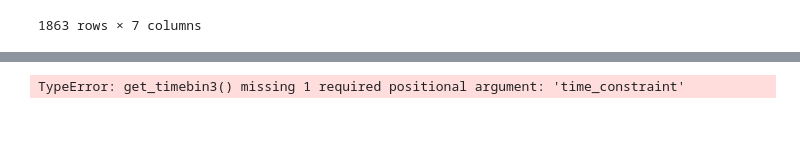
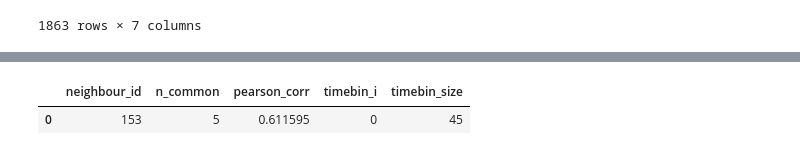
Before and after one commit to katipogluMustafa/project-alpha, a Jupyter notebook: Training_2/03_Improve_RecSys_Old_Design/RecSysFramework.ipynb, the cells around one changed output, grey strips where cells are left out. Saved outputs shown, nothing was run; the diff lists cells and outputs as text; code cells hidden in the pictures; blank space fills up the shorter version.

```diff
--- a/Training_2/03_Improve_RecSys_Old_Design/RecSysFramework.ipynb
+++ b/Training_2/03_Improve_RecSys_Old_Design/RecSysFramework.ipynb
@@ -1671,14 +1630,16 @@ TimebinSimilarity.get_timebin(movielens.ratings.sort_values(by='timestamp'), 448
 # %%
-TimebinSimilarity.get_similar_timebins(ratings=movielens.ratings,
-                                       user_id=448,
-                                       timebin_i=0,
-                                       timebin_size=5,
-                                       neighbour_min_s=3,
-                                       neighbour_max_s=10,
-                                       neighbour_step_size=1,
-                                       corr_threshold=0,
-                                       movie_id=1961,
-                                       min_common_neighbour_ratings=3,
-                                       min_timebin_neighbour_ratings=3)
+TimebinSimilarity.get_knn(ratings=movielens.ratings,
+                                   user_id=448,
+                                   k=10,
+                                   timebin_i=60,
+                                   timebin_size=43,
+                                   neighbour_min_s=5,
+                                   neighbour_max_s=50,
+                                   neighbour_step_size=5,
+                                   corr_threshold=0,
+                                   movie_id=1961,
+                                   min_common_neighbour_ratings=3,
+                                   min_common_elements=3)
 # %% [output]
-TypeError: get_timebin3() missing 1 required positional argument: 'time_constraint'
+|  | neighbour_id | n_common | pearson_corr | timebin_i | timebin_size |
+| 0 | 153 | 5 | 0.611595 | 0 | 45 |
```
Also changed, not shown: parts of 27 cells of this notebook.
